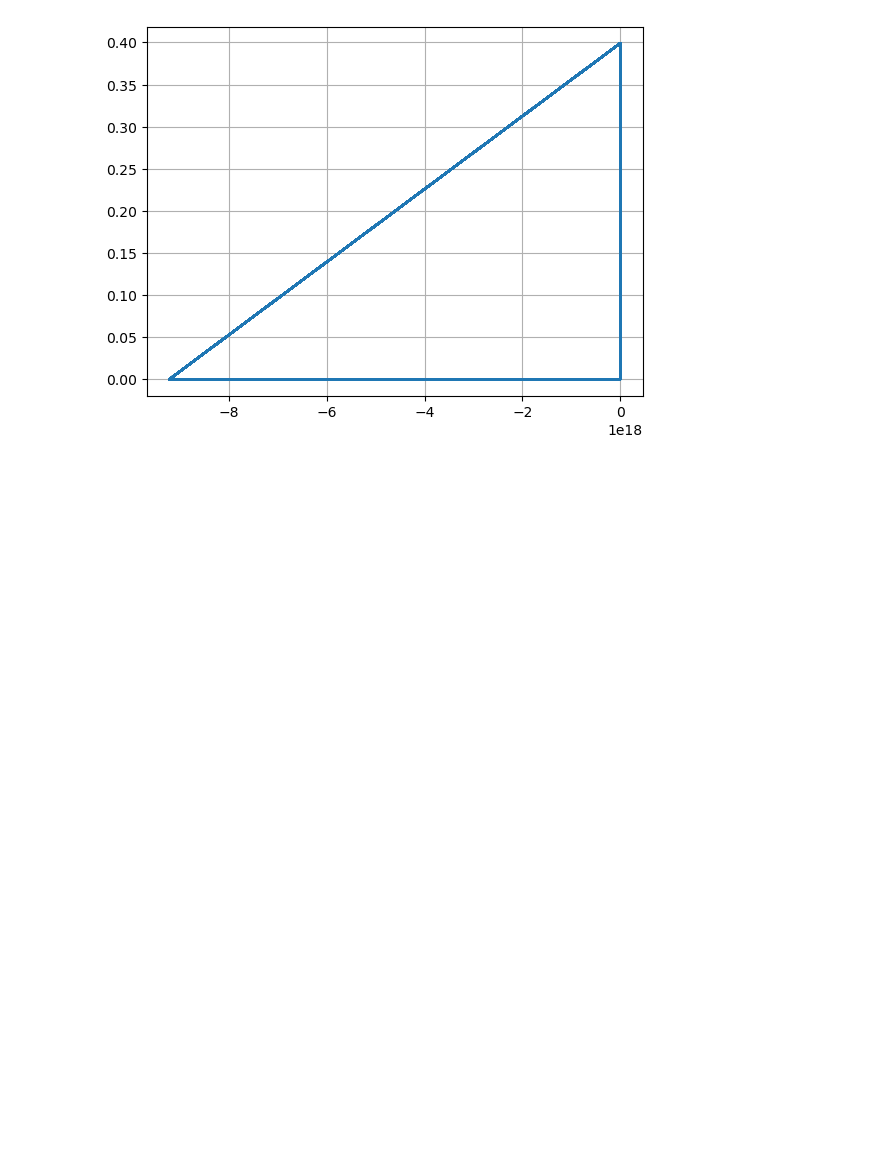
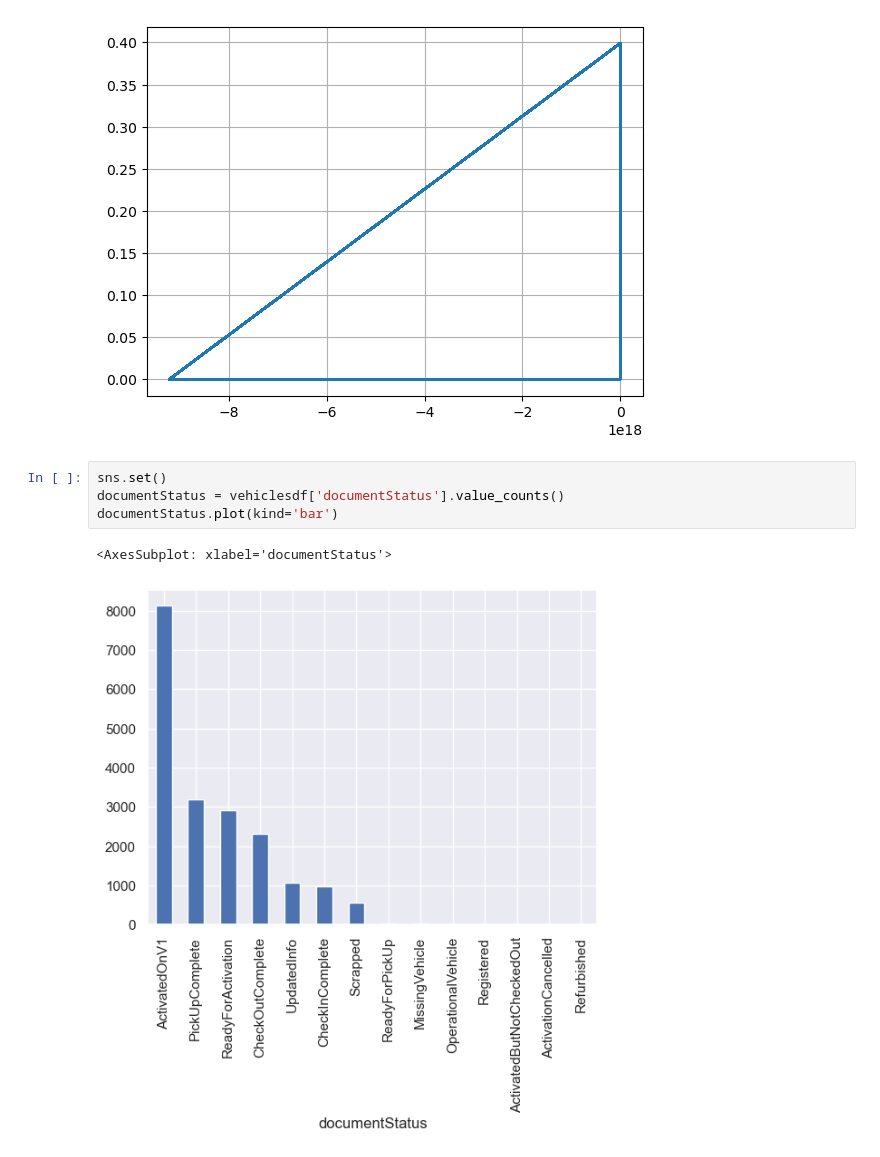
Before and after one commit to Debanil1996/Python-Project-Vehicles, a Jupyter notebook: index.ipynb, the cells around one changed output. Drawn from its saved outputs; the diff is of its cells as text; blank space fills up the shorter version.

```diff
--- a/index.ipynb
+++ b/index.ipynb
@@ -34,3 +35,10 @@ plt.plot(hpDays,norm.pdf(hpDays))
 plt.show()
 # %% [output]
 [figure]
+# %%
+sns.set()
+documentStatus = vehiclesdf['documentStatus'].value_counts()
+documentStatus.plot(kind='bar')
+# %% [output]
+<AxesSubplot: xlabel='documentStatus'>
+[figure, added]
```
Also changed, not shown: parts of 2 cells of this notebook, 3 other files.
